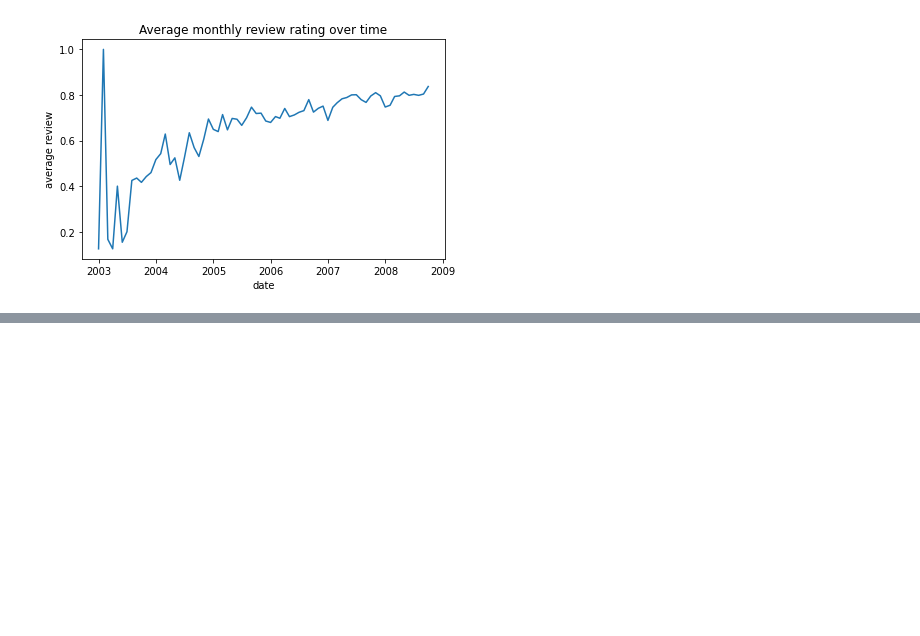
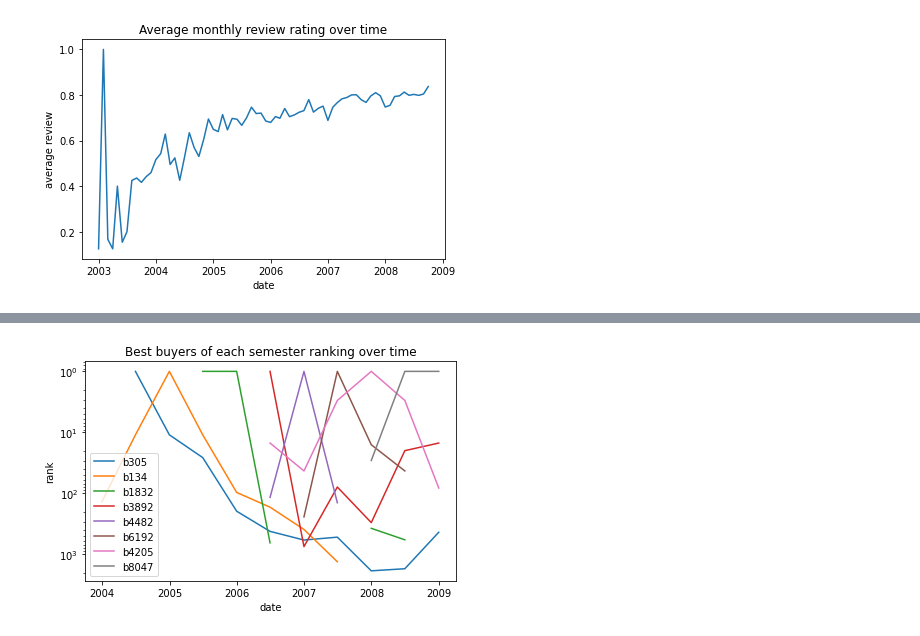
Before and after one commit to LukasDCode/Companionship-Network, a Jupyter notebook: src/over_time_analysis.ipynb, the cells around one changed output, grey strips where cells are left out. Cells and saved outputs as stored; diff of their text form; code cells hidden in the pictures; blank space fills up the shorter version.

```diff
--- a/src/over_time_analysis.ipynb
+++ b/src/over_time_analysis.ipynb
@@ -407,0 +443,9 @@ plot_top_users(
+# %%
+user_codes = ['b305', 'b134', 'b1832', 'b3892', 'b4482', 'b6192', 'b4205', 'b8047']
+plot_user_ranking(
+    user_codes=user_codes, stats=stats['top_buyers_timely'],
+    title=f'Best buyers of each semester ranking over time',
+    xlabel='date', ylabel='rank', file_name=f'buyers_rank'
+)
+# %% [output]
+[figure, added]
```
Also changed, not shown: parts of 9 cells of this notebook.
